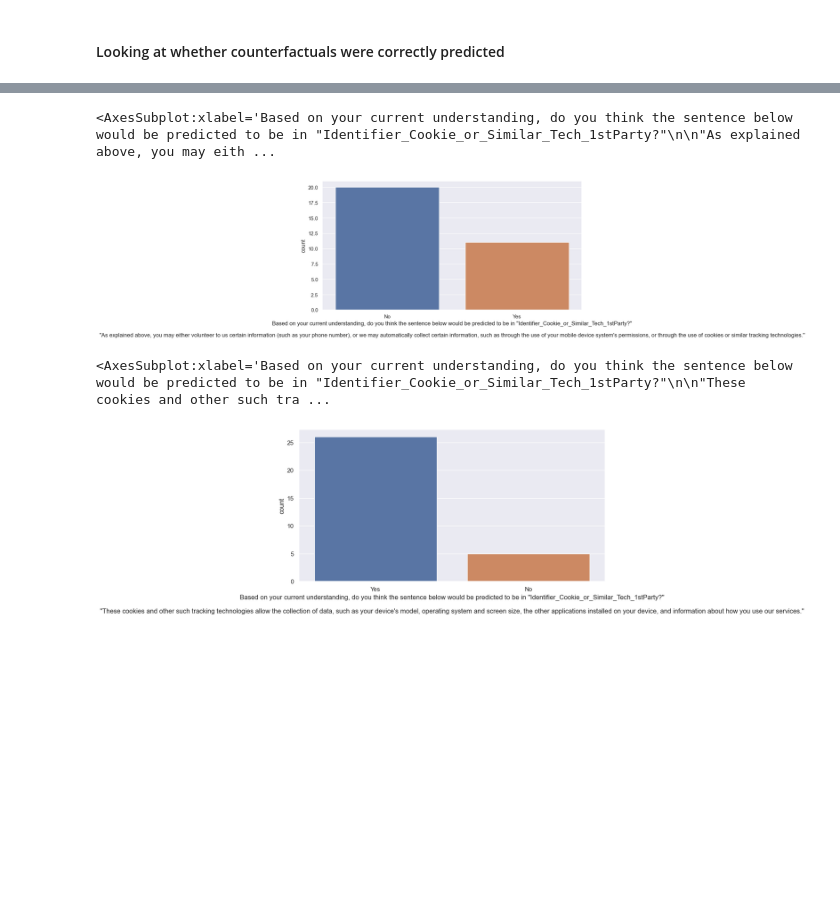
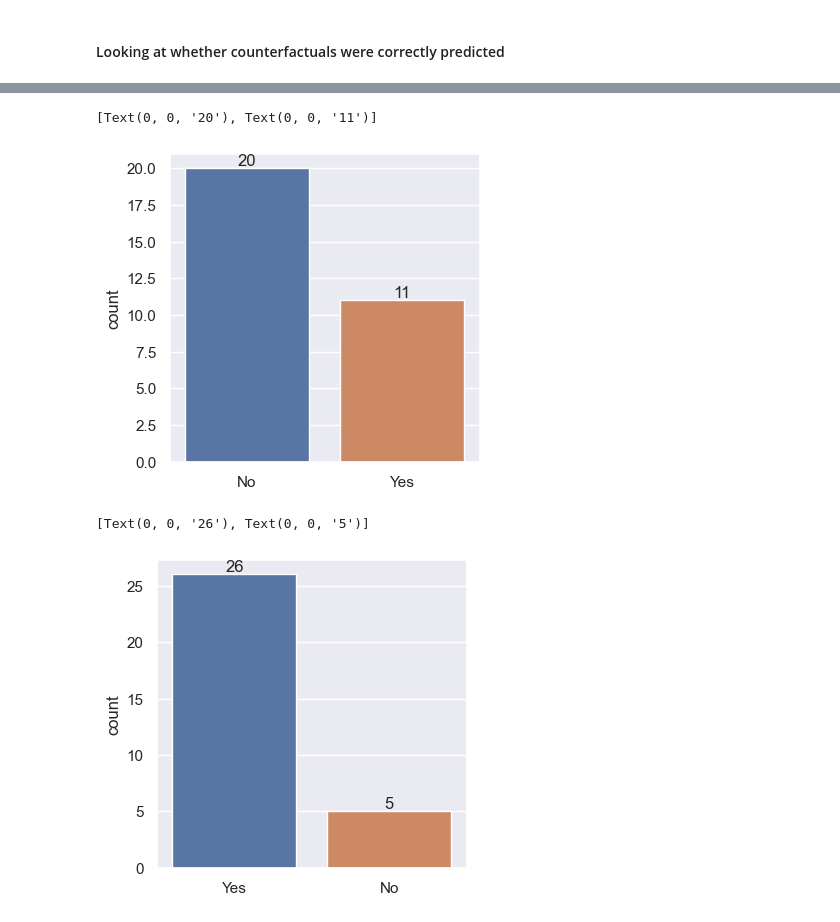
Before and after one commit to TristanKoh/capstone-repo, a Jupyter notebook: code/survey_results.ipynb, the cells around one changed output, grey strips where cells are left out. Cells and saved outputs as stored; diff of their text form; code cells hidden in the pictures; blank space fills up the shorter version.

```diff
--- a/code/survey_results.ipynb
+++ b/code/survey_results.ipynb
@@ -827,3 +1122,0 @@ df_part3.head()
-# %%
-sns.set(rc={'figure.figsize':(10,5)})
-sns.scatterplot(x = "question_no", y = "score", data = df_part3, hue = "metric")
@@ -834,6 +1130,3 @@ sns.scatterplot(x = "question_no", y = "score", data = df_part3, hue = "metric")
 #### Looking at whether counterfactuals were correctly predicted
 # %%
 df_counterfactuals = df_results.iloc[:, [31, 35, 39]]
-# %%
-sns.set(rc={'figure.figsize':(10,5)})
-sns.countplot(x = df_counterfactuals.iloc[: ,0])
@@ -842,0 +1133,23 @@ sns.countplot(x = df_counterfactuals.iloc[: ,0])
+# %%
+df_counterfactuals = df_counterfactuals.set_axis(["qn_1", "qn_2", "qn_3"], axis = 1)
+# %%
+fig, ax = plt.subplots(1, 3, sharey = True)
+sns.set(rc={'figure.figsize':(7,5)})
+
+cat_order = ["Yes", "No"]
+
+subplot1 = sns.countplot(data = df_counterfactuals, x = "qn_1", ax = ax[0], order = cat_order)
+subplot2 = sns.countplot(x = df_counterfactuals.iloc[: ,1], ax = ax[1], order = cat_order)
+subplot3 = sns.countplot(x = df_counterfactuals.iloc[: ,2], ax = ax[2], order = cat_order)
+
+ax[1].yaxis.label.set_visible(False)
+ax[2].yaxis.label.set_visible(False)
+
+subplot1.bar_label(ax[0].containers[0])
+subplot2.bar_label(ax[1].containers[0])
+subplot3.bar_label(ax[2].containers[0])
+
+plt.setp(ax, ylim=(0, 30))
+
+# ax.set(xlabel = "")
+# ax.bar_label(ax.containers[0])
@@ -843,10 +1159,14 @@ sns.countplot(x = df_counterfactuals.iloc[: ,0])
 # %%
-sns.countplot(x = df_counterfactuals.iloc[: ,1])
+ax = sns.countplot(x = df_counterfactuals.iloc[: ,1])
+ax.set(xlabel = "")
+ax.bar_label(ax.containers[0])
 # %% [output]
-<AxesSubplot:xlabel='Based on your current understanding, do you think the sentence below would be predicted to be in "Identifier_Cookie_or_Similar_Tech_1stParty?"\n\n"As explained above, you may eith ...
+[Text(0, 0, '20'), Text(0, 0, '11')]
-[figure, old version]
+[figure, new version]
 # %%
-sns.countplot(x = df_counterfactuals.iloc[: ,2])
+ax = sns.countplot(x = df_counterfactuals.iloc[: ,2])
+ax.set(xlabel = "")
+ax.bar_label(ax.containers[0])
 # %% [output]
-<AxesSubplot:xlabel='Based on your current understanding, do you think the sentence below would be predicted to be in "Identifier_Cookie_or_Similar_Tech_1stParty?"\n\n"These cookies and other such tra ...
+[Text(0, 0, '26'), Text(0, 0, '5')]
-[figure, old version]
+[figure, new version]
```
Also changed, not shown: parts of 53 cells of this notebook, 29 other files.
